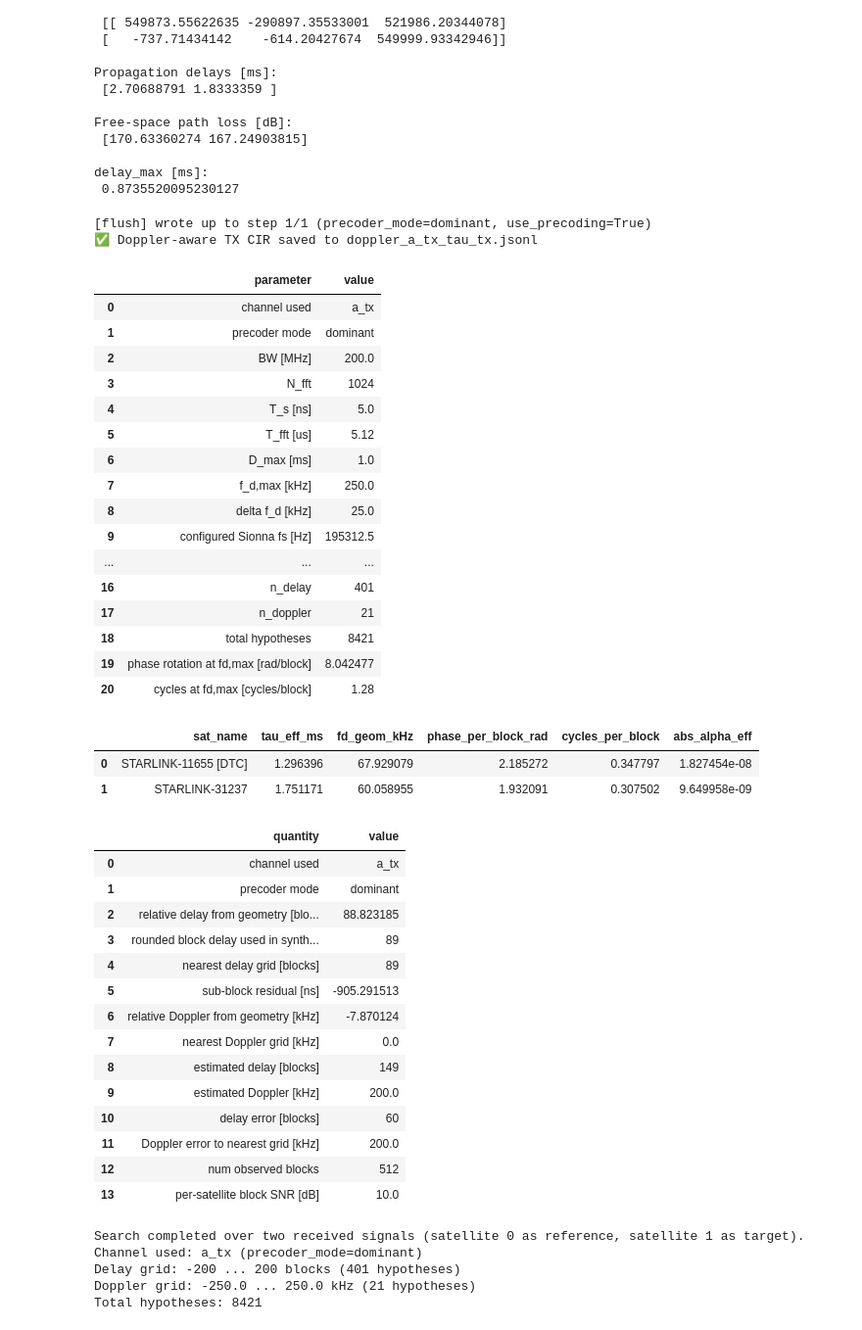
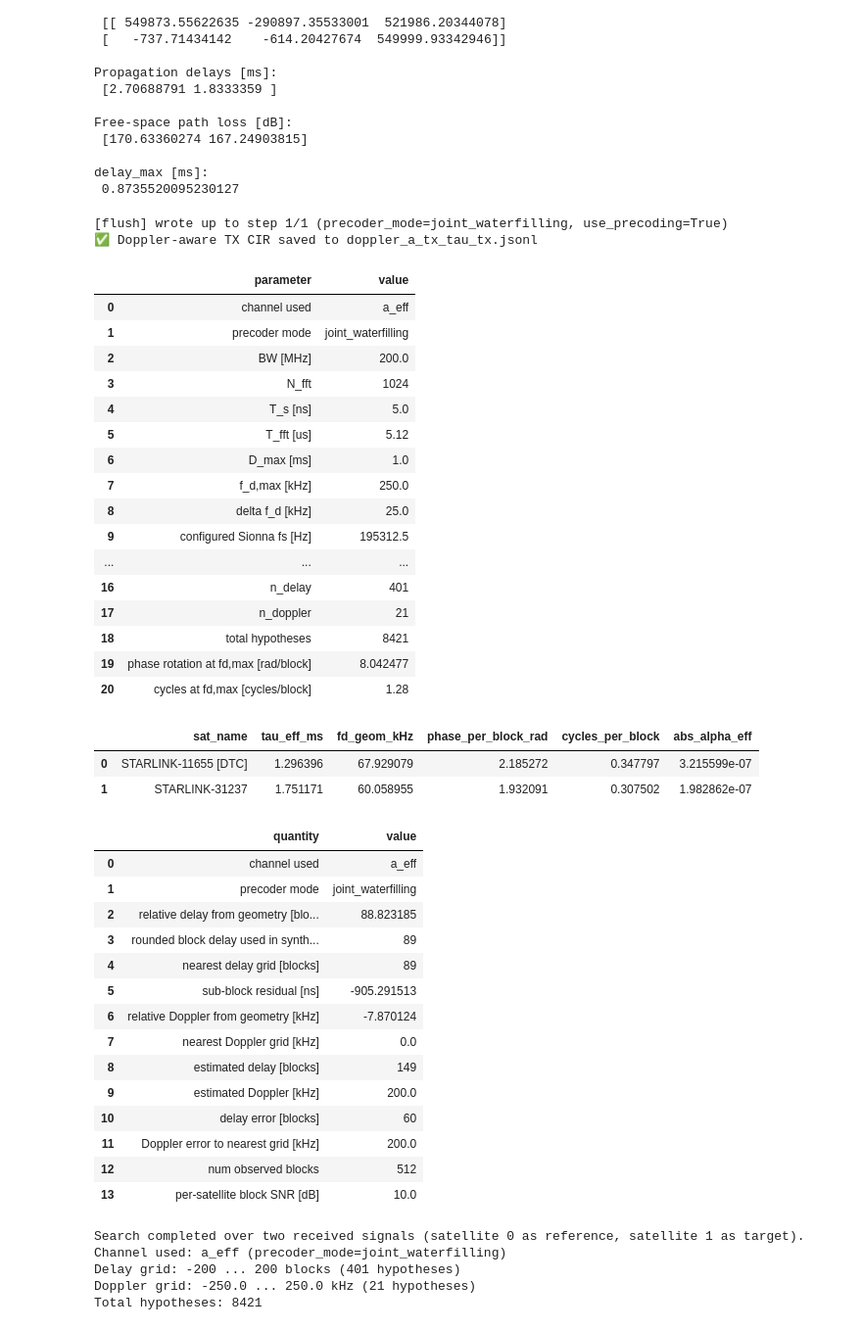
Before and after one commit to Shizhen-Jia/Anti-jamming-unsync, a Jupyter notebook: delay_doppler_simu_coarse.ipynb, the cells around one changed output. Shown at 98% size. Drawn from its saved outputs; the diff is of its cells as text; code cells hidden in the pictures.

Commit message:
update waterfilling channel

```diff
--- a/delay_doppler_simu_coarse.ipynb
+++ b/delay_doppler_simu_coarse.ipynb
@@ -444,8 +445,8 @@ overwrite_output = True
 #   "off"                -> keep the raw a_tx only
 #   "dominant"           -> dominant right-singular-vector precoder from a_tx
 #   "joint_waterfilling" -> full water-filling precoder from a_tx using N0/P0
-precoder_mode = "dominant"
-precoder_num_streams = 1
+precoder_mode = "joint_waterfilling"
+precoder_num_streams = None
 precoder_t_idx = 0
 save_precoded_cir = True
 
@@ -510,16 +511,32 @@ for step_idx, (t, g) in enumerate(tqdm(groups_to_run, desc="Processing steps"),
             "Use 'off', 'dominant', or 'joint_waterfilling'."
         )
 
-    a_eff = precoder_result["a_eff"] if (precoder_result is not None and save_precoded_cir) else None
     W_t = precoder_result["W_t"] if precoder_result is not None else None
+    Q_t = precoder_result.get("Q_t") if precoder_result is not None else None
+    if Q_t is None and W_t is not None:
+        Q_t = W_t @ W_t.conj().T
     w_t = synthesize_tx_bf_from_precoder(W_t)
+    active_modes = precoder_result.get("active_modes") if precoder_result is not None else None
+    rate_bpcu = precoder_result.get("rate_bpcu") if precoder_result is not None else None
+    a_eff = (
+        apply_precoder_to_cir(a_tx, w_t, use_precoding=True)
+        if (w_t is not None and save_precoded_cir)
+        else None
+    )
     entry = {
         "a_tx": a_tx,
         "a_eff": a_eff,
         "tau_tx": tau_tx,
         "W_t": W_t,
+        "Q_t": Q_t,
         "w_t": w_t,
         "w_t_synthesis": "equal_stream_sum_unit_norm",
+        "precoder_mode": precoder_mode,
+        "precoder_num_streams": precoder_num_streams,
+        "precoder_t_idx": precoder_t_idx,
+        "precoder_active_modes": active_modes,
+        "precoder_rate_bpcu": rate_bpcu,
+        "use_precoding": bool(a_eff is not None),
     }
     buffer.append(entry)
 
@@ -537,7 +554,7 @@ for step_idx, (t, g) in enumerate(tqdm(groups_to_run, desc="Processing steps"),
 f_out.close()
 print(f"✅ Doppler-aware TX CIR saved to {out_path}")
 # %% [output]
-[flush] wrote up to step 1/1 (precoder_mode=dominant, use_precoding=True)
+[flush] wrote up to step 1/1 (precoder_mode=joint_waterfilling, use_precoding=True)
 ✅ Doppler-aware TX CIR saved to doppler_a_tx_tau_tx.jsonl
 # %%
 # --- Relative delay-Doppler estimation over the two received satellite signals ---
@@ -620,6 +637,8 @@ def resolve_delay_doppler_context(path="doppler_a_tx_tau_tx.jsonl"):
             "sampling_frequency_hz": float(globals().get("cir_sampling_frequency", np.nan)),
             "num_time_steps": int(np.asarray(a_tx).shape[-1]),
             "W_t": (np.asarray(W_t, dtype=complex) if ("W_t" in globals() and W_t is not None) else None),
+            "Q_t": (np.asarray(Q_t, dtype=complex) if ("Q_t" in globals() and Q_t is not None) else None),
+            "w_t": (np.asarray(w_t, dtype=complex) if ("w_t" in globals() and w_t is not None) else None),
             "precoder_mode": globals().get("precoder_mode", "off"),
             "use_precoding": bool(globals().get("a_eff", None) is not None),
         }
@@ -637,6 +656,8 @@ def resolve_delay_doppler_context(path="doppler_a_tx_tau_tx.jsonl"):
         "sampling_frequency_hz": float(entry.get("sampling_frequency_hz", np.nan)),
         "num_time_steps": int(entry.get("num_time_steps", np.asarray(entry["a_tx"]).shape[-1])),
         "W_t": (np.asarray(entry["W_t"], dtype=complex) if entry.get("W_t") is not None else None),
+        "Q_t": (np.asarray(entry["Q_t"], dtype=complex) if entry.get("Q_t") is not None else None),
+        "w_t": (np.asarray(entry["w_t"], dtype=complex) if entry.get("w_t") is not None else None),
         "precoder_mode": entry.get("precoder_mode", "off"),
         "use_precoding": bool(entry.get("use_precoding", False)),
     }
@@ -764,7 +785,7 @@ def cross_delay_doppler_search(y_ref, y_other, delay_grid_blocks, doppler_grid_h
 
 
 ctx = resolve_delay_doppler_context()
-search_channel_key = "a_tx"  # options: "a_tx", "a_eff"
+search_channel_key = "a_eff"  # options: "a_tx", "a_eff"
 if search_channel_key not in {"a_tx", "a_eff"}:
     raise ValueError("search_channel_key must be 'a_tx' or 'a_eff'.")
 if search_channel_key == "a_eff" and ctx.get("a_eff") is None:
@@ -978,35 +999,35 @@ axes[0].set_title("Relative Delay-Doppler Search Metric [dB]")
 axes[0].set_xlabel("relative delay [blocks]")
 axes[0].set_ylabel("relative Doppler [kHz]")
 axes[0].legend(loc="upper right")
 fig.colorbar(im, ax=axes[0], label="normalized metric [dB]")
 
 axes[1].plot(delay_grid_blocks, metric_db[peak_fd_idx, :], lw=2)
 axes[1].axvline(delay_rel_blocks, color="cyan", ls="--", label="true rounded delay")
 axes[1].axvline(delay_hat_blocks, color="lime", ls=":", label="estimated delay")
 axes[1].set_title(f"Delay Cut at fd = {fd_hat_hz/1e3:.1f} kHz")
 axes[1].set_xlabel("relative delay [blocks]")
 axes[1].set_ylabel("metric [dB]")
 axes[1].legend(loc="best")
 
 axes[2].plot(doppler_grid_hz / 1e3, metric_db[:, peak_delay_idx], lw=2)
 axes[2].axvline(fd_rel_hz_true / 1e3, color="cyan", ls="--", label="true continuous Doppler")
 axes[2].axvline(fd_hat_hz / 1e3, color="lime", ls=":", label="estimated Doppler")
 axes[2].set_title(f"Doppler Cut at delay = {delay_hat_blocks} blocks")
 axes[2].set_xlabel("relative Doppler [kHz]")
 axes[2].set_ylabel("metric [dB]")
 axes[2].legend(loc="best")
 
 plt.tight_layout()
 
 print("Search completed over two received signals (satellite 0 as reference, satellite 1 as target).")
 print(f"Channel used: {search_channel_key} (precoder_mode={ctx.get('precoder_mode', 'off')})")
 print(f"Delay grid: {delay_grid_blocks[0]} ... {delay_grid_blocks[-1]} blocks ({len(delay_grid_blocks)} hypotheses)")
 print(f"Doppler grid: {doppler_grid_hz[0]/1e3:.1f} ... {doppler_grid_hz[-1]/1e3:.1f} kHz ({len(doppler_grid_hz)} hypotheses)")
 print(f"Total hypotheses: {metric.size}")
 # %% [output]
 |  | parameter | value |
-| 0 | channel used | a_tx |
-| 1 | precoder mode | dominant |
+| 0 | channel used | a_eff |
+| 1 | precoder mode | joint_waterfilling |
 | 2 | BW [MHz] | 200.0 |
 | 3 | N_fft | 1024 |
 | 4 | T_s [ns] | 5.0 |
@@ -1022,11 +1043,11 @@ print(f"Total hypotheses: {metric.size}")
 | 19 | phase rotation at fd,max [rad/block] | 8.042477 |
 | 20 | cycles at fd,max [cycles/block] | 1.28 |
 |  | sat_name | tau_eff_ms | fd_geom_kHz | phase_per_block_rad | cycles_per_block | abs_alpha_eff |
-| 0 | STARLINK-11655 [DTC] | 1.296396 | 67.929079 | 2.185272 | 0.347797 | 1.827454e-08 |
-| 1 | STARLINK-31237 | 1.751171 | 60.058955 | 1.932091 | 0.307502 | 9.649958e-09 |
+| 0 | STARLINK-11655 [DTC] | 1.296396 | 67.929079 | 2.185272 | 0.347797 | 3.215599e-07 |
+| 1 | STARLINK-31237 | 1.751171 | 60.058955 | 1.932091 | 0.307502 | 1.982862e-07 |
 |  | quantity | value |
-| 0 | channel used | a_tx |
-| 1 | precoder mode | dominant |
+| 0 | channel used | a_eff |
+| 1 | precoder mode | joint_waterfilling |
 | 2 | relative delay from geometry [blo... | 88.823185 |
 | 3 | rounded block delay used in synth... | 89 |
 | 4 | nearest delay grid [blocks] | 89 |
@@ -1040,7 +1061,7 @@ print(f"Total hypotheses: {metric.size}")
 | 12 | num observed blocks | 512 |
 | 13 | per-satellite block SNR [dB] | 10.0 |
 Search completed over two received signals (satellite 0 as reference, satellite 1 as target).
-Channel used: a_tx (precoder_mode=dominant)
+Channel used: a_eff (precoder_mode=joint_waterfilling)
 Delay grid: -200 ... 200 blocks (401 hypotheses)
 Doppler grid: -250.0 ... 250.0 kHz (21 hypotheses)
 Total hypotheses: 8421
```
Also changed, not shown: parts of 2 cells of this notebook, 1 other file.
